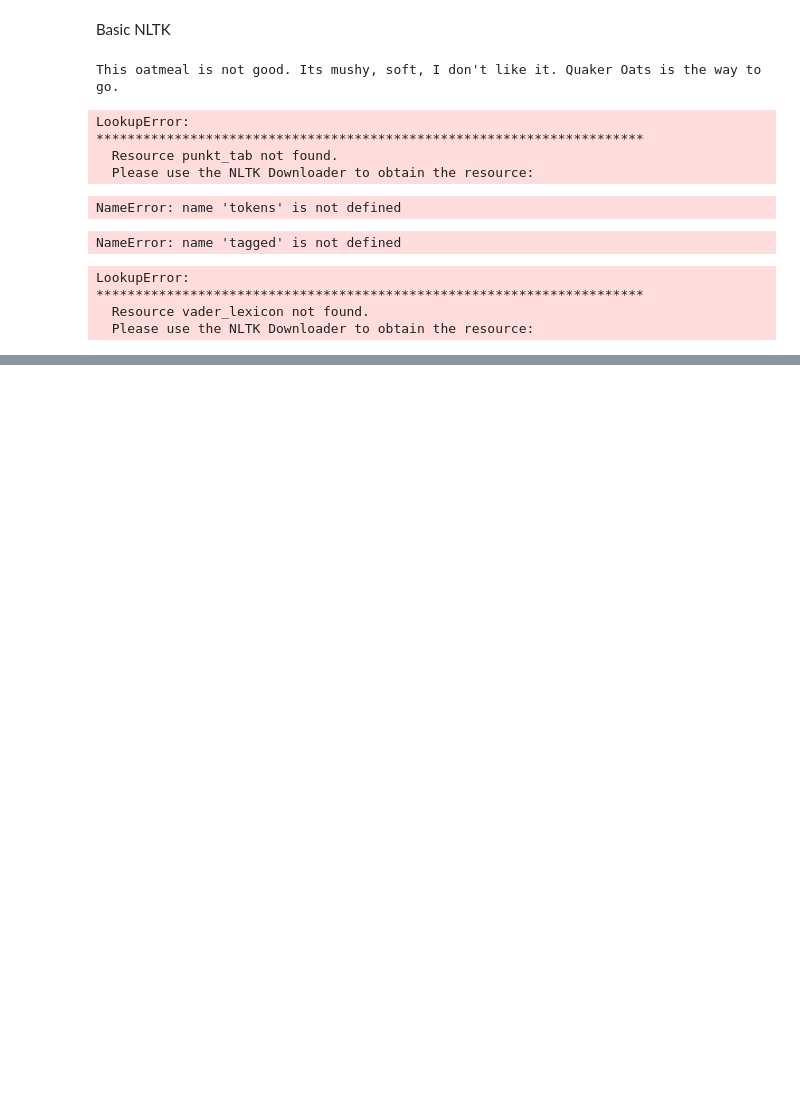
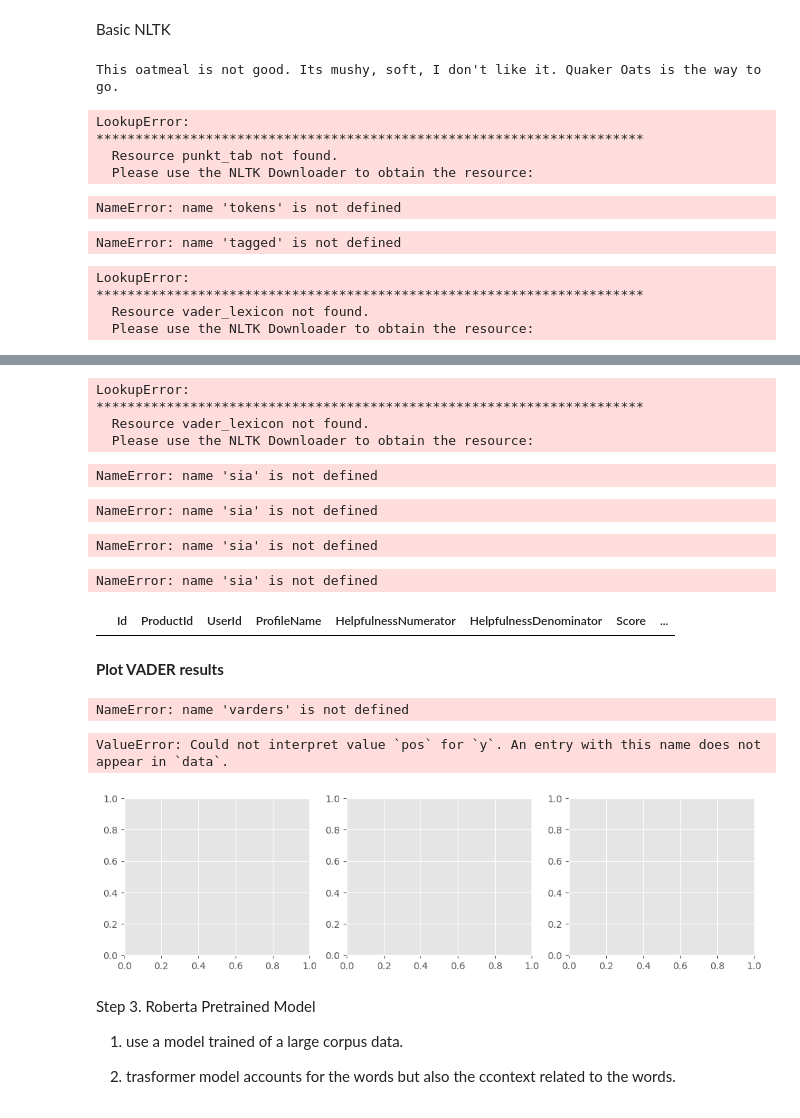
Before and after one commit to Bhupendra-glitch/NLP-Insights-from-Unstructured-Data, a Jupyter notebook: NLP_Insights_from_Unstructured_Data.ipynb, the cells around one changed output, grey strips where cells are left out. Saved outputs shown, nothing was run; the diff lists cells and outputs as text; code cells hidden in the pictures; blank space fills up the shorter version.

```diff
--- a/NLP_Insights_from_Unstructured_Data.ipynb
+++ b/NLP_Insights_from_Unstructured_Data.ipynb
@@ -79,0 +87,71 @@ LookupError:
+# %%
+from nltk.sentiment import SentimentIntensityAnalyzer
+from tqdm.notebook import tqdm
+
+sia = SentimentIntensityAnalyzer()
+# %% [output]
+LookupError:
+**********************************************************************
+  Resource vader_lexicon not found.
+  Please use the NLTK Downloader to obtain the resource:
+# %%
+sia.polarity_scores('I am so happy!')
+# %% [output]
+NameError: name 'sia' is not defined
+# %%
+sia.polarity_scores('This is the worst thing ever.')
+# %% [output]
+NameError: name 'sia' is not defined
+# %%
+sia.polarity_scores(example)
+# %% [output]
+NameError: name 'sia' is not defined
+# %%
+# Run the polarity score on the entire dataset
+res = {}
+for i, row in tqdm(df.iterrows(), total=len(df)):
+    text = row['Text']
+    myid = row['Id']
+    res[myid] = sia.polarity_scores(text)
+# %% [output]
+NameError: name 'sia' is not defined
+# %%
+vaders = pd.DataFrame(res).T
+vaders = vaders.reset_index().rename(columns={'index': 'Id'})
+vaders = vaders.merge(df, how='left')
+# %%
+#  NOw we ahve sentiment score and metadat
+
+vaders.head()
+# %% [output]
+|  | Id | ProductId | UserId | ProfileName | HelpfulnessNumerator | HelpfulnessDenominator | Score | ... |
+# %% [markdown]
+**Plot VADER results**
+# %%
+ax = sns.barplot(data=varders, x='Score', y='compound')
+ax.set_title('Compund Score by Amazon Star Review')
+
+plt.show()
+# %% [output]
+NameError: name 'varders' is not defined
+# %%
+fig, axs = plt.subplots(1, 3, figsize=(12, 3))
+sns.barplot(data=vaders, x='Score', y='pos', ax=axs[0])
+sns.barplot(data=vaders, x='Score', y='neu', ax=axs[1])
+sns.barplot(data=vaders, x='Score', y='neg', ax=axs[2])
+
+axs.set_title('Positive')
+axs.set_title('Neutral')
+axs.set_title('Negative')
+
+plt.tight_layout()
+plt.show()
+# %% [output]
+ValueError: Could not interpret value `pos` for `y`. An entry with this name does not appear in `data`.
+[figure, added]
+# %% [markdown]
+Step 3. Roberta Pretrained Model
+
+1. use a model trained of a large corpus data.
+
+2. trasformer model accounts for the words but also the ccontext related to the words.
```
Also changed, not shown: parts of 11 cells of this notebook.
